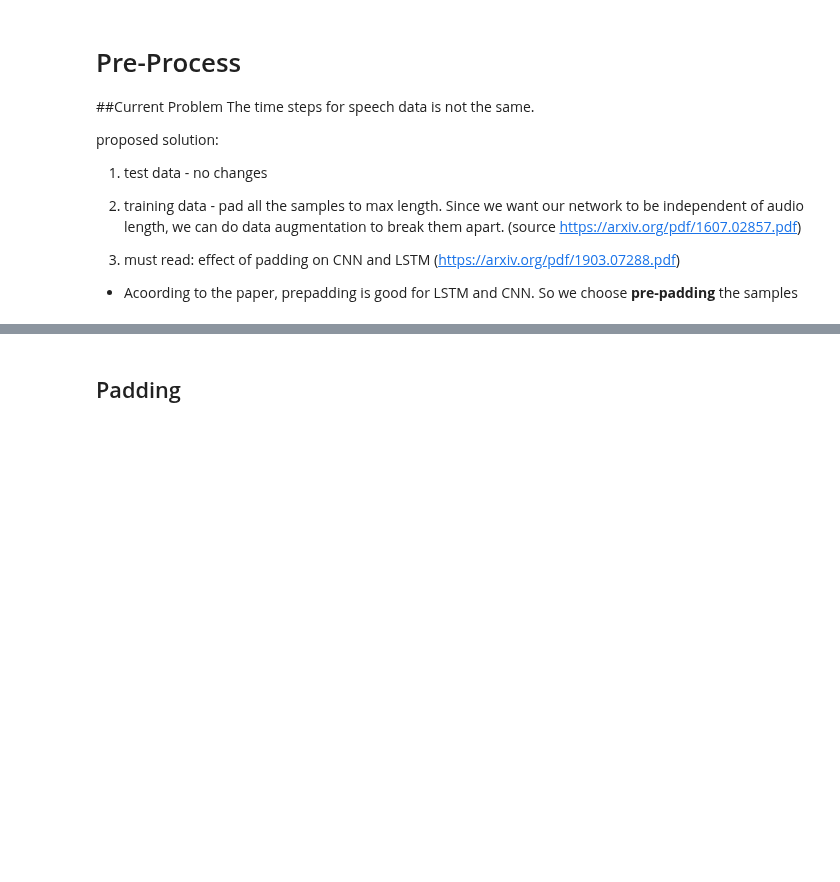
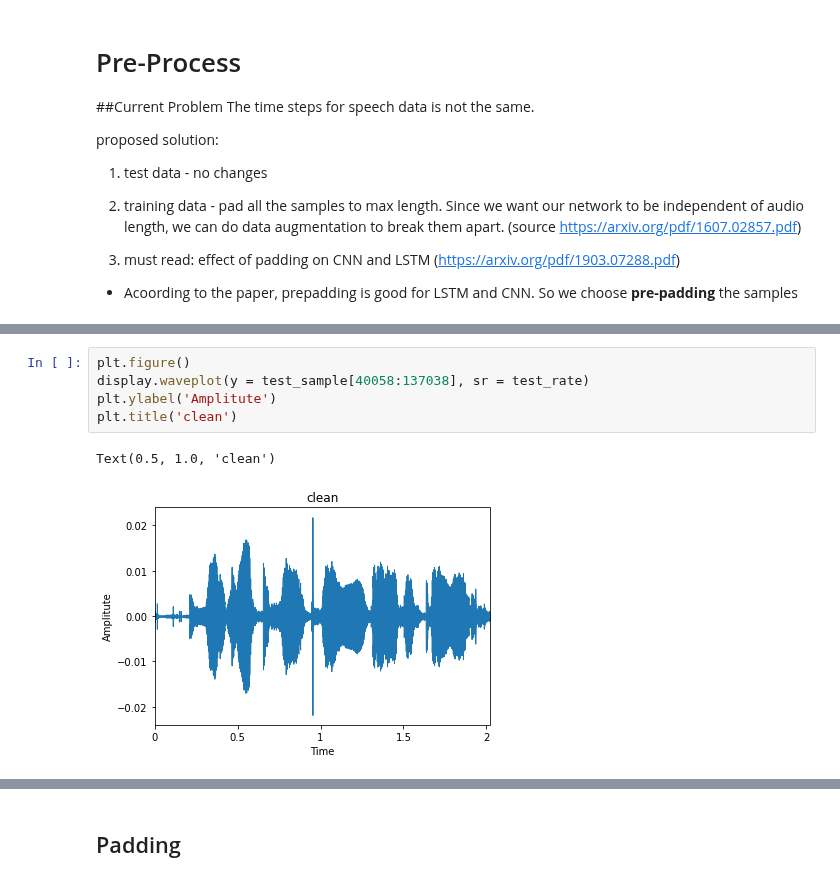
Before and after one commit to JordanFoss/STAT3007_Project, a Jupyter notebook: TimeDistributedCNN .ipynb, the cells around one changed output, grey strips where cells are left out. Saved outputs shown, nothing was run; the diff lists cells and outputs as text; blank space fills up the shorter version.

```diff
--- a/TimeDistributedCNN .ipynb
+++ b/TimeDistributedCNN .ipynb
@@ -67,0 +106,8 @@ proposed solution:
+# %%
+plt.figure()
+display.waveplot(y = test_sample[40058:137038], sr = test_rate)
+plt.ylabel('Amplitute')
+plt.title('clean')
+# %% [output]
+Text(0.5, 1.0, 'clean')
+[figure, added]
```
Also changed, not shown: parts of 50 cells of this notebook.
